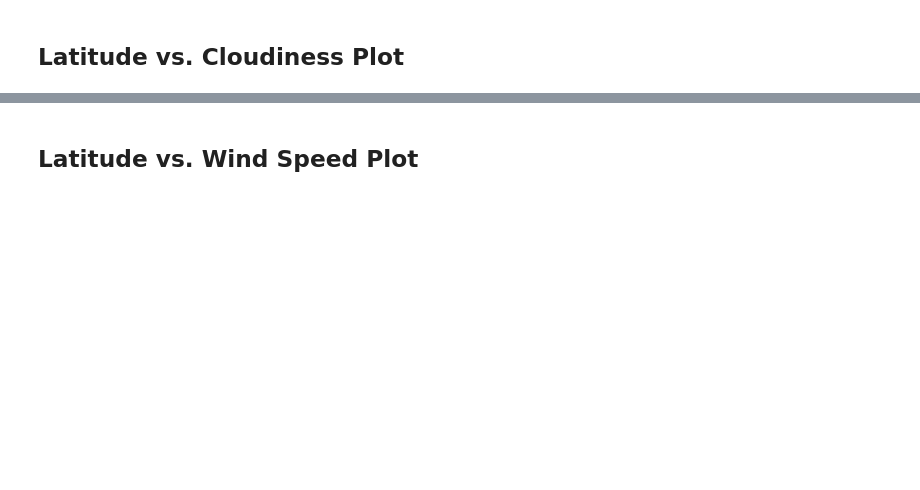
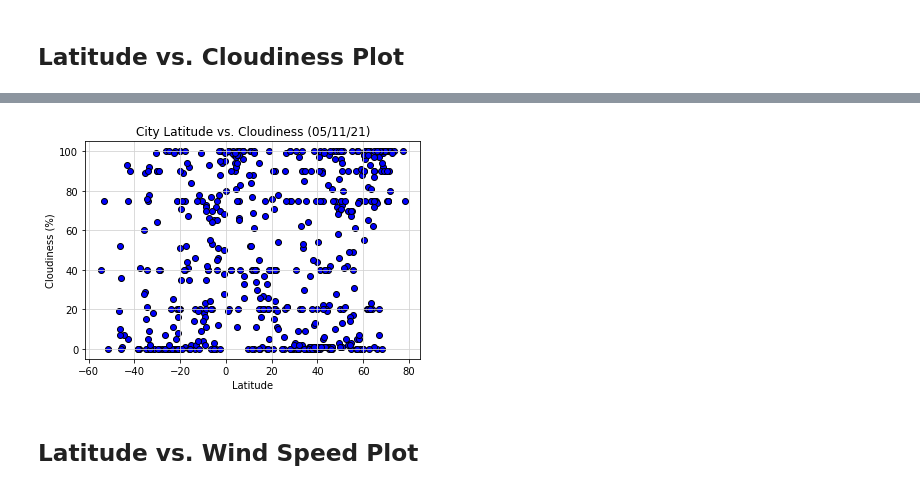
Before and after one commit to sninh/06-Python-API, a Jupyter notebook: starter_code/WeatherPy.ipynb, the cells around one changed output, grey strips where cells are left out. Cells and saved outputs as stored; diff of their text form; code cells hidden in the pictures; blank space fills up the shorter version.

```diff
--- a/starter_code/WeatherPy.ipynb
+++ b/starter_code/WeatherPy.ipynb
@@ -162,2 +223,12 @@ for
+# %%
+plt.scatter(cities_df["Lat"],cities_df["Cloudiness"],edgecolors="black",facecolors="blue")
+plt.title("City Latitude vs. Cloudiness (05/11/21)")
+plt.xlabel("Latitude")
+plt.ylabel("Cloudiness (%)")
+plt.grid (b=True,which="major",axis="both",linestyle="-",color="lightgrey")
+plt.savefig("../output_data/Fig3.png")
+plt.show()
+# %% [output]
+[figure, added]
 # %% [markdown]
 ## Latitude vs. Wind Speed Plot
```
Also changed, not shown: parts of 31 cells of this notebook, 1 other file.
